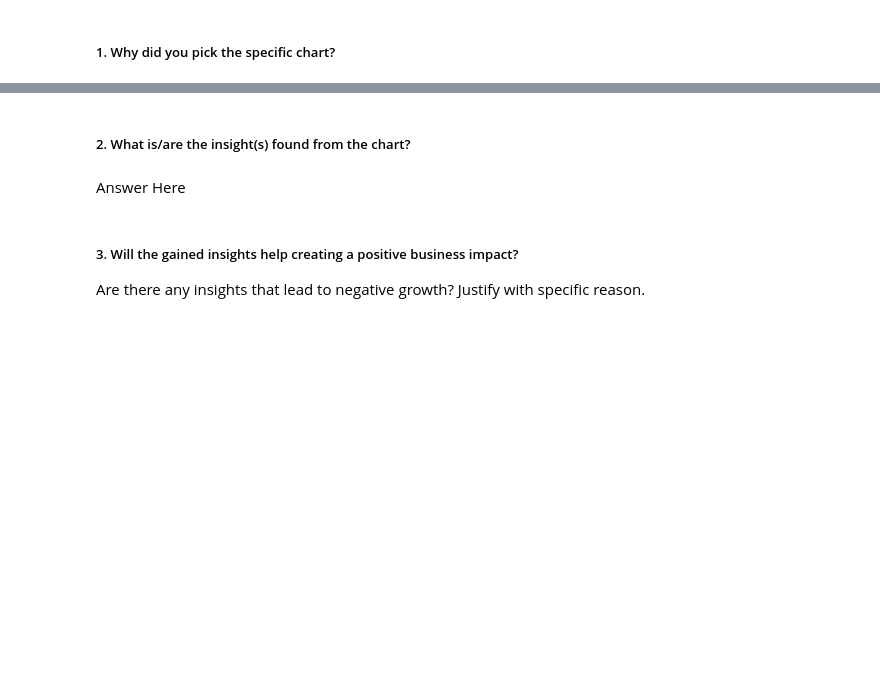
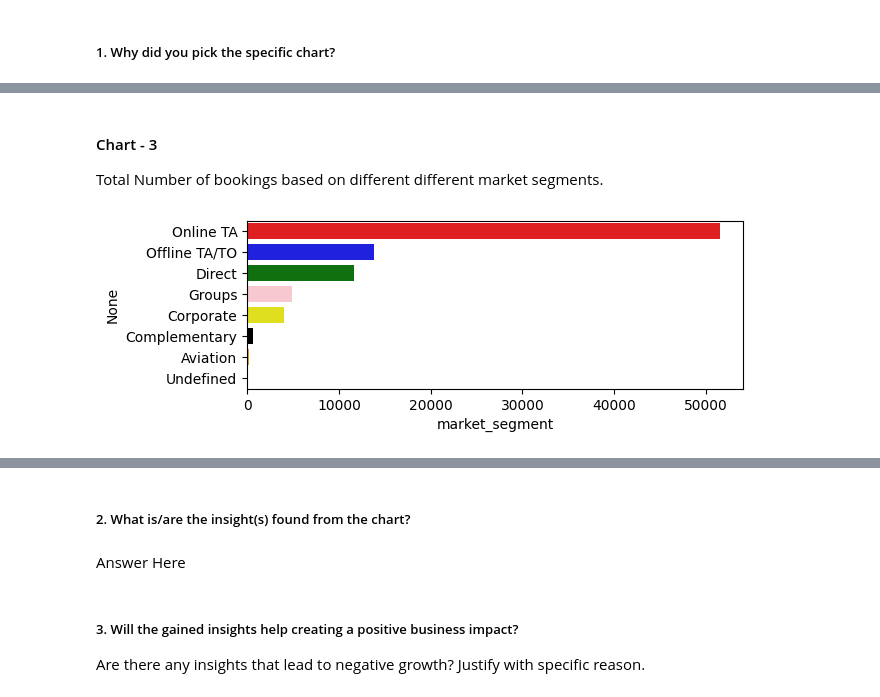
Before and after one commit to kamlendujha123/Hotel-Booking-Dataset-Analysis, a Jupyter notebook: Hotel_Booking_Dataset_Analysis_by_Kamlendu).ipynb, the cells around one changed output, grey strips where cells are left out. Saved outputs shown, nothing was run; the diff lists cells and outputs as text; code cells hidden in the pictures; blank space fills up the shorter version.

```diff
--- a/Hotel_Booking_Dataset_Analysis_by_Kamlendu).ipynb
+++ b/Hotel_Booking_Dataset_Analysis_by_Kamlendu).ipynb
@@ -479,0 +539,16 @@ Answer Here.
+# %% [markdown]
+#### Chart - 3
+
+  Total Number of bookings based on different different market segments.
+# %%
+# Chart - 3 visualization code of overall market segment
+
+market_segments=df['market_segment'].value_counts().index
+bookings=df['market_segment'].value_counts()
+
+col=['red','blue','green','pink','yellow','black','orange','magenta']
+plt.subplot(2,1,1)
+sns.barplot(x=bookings,y=market_segments,palette=col)
+plt.show()
+# %% [output]
+[figure, added]
```
Also changed, not shown: parts of 232 cells of this notebook.
